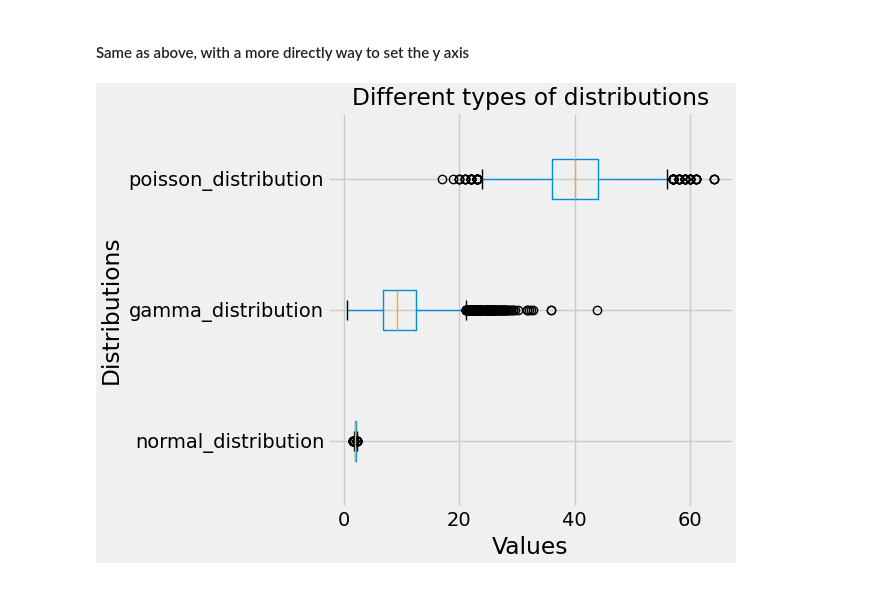
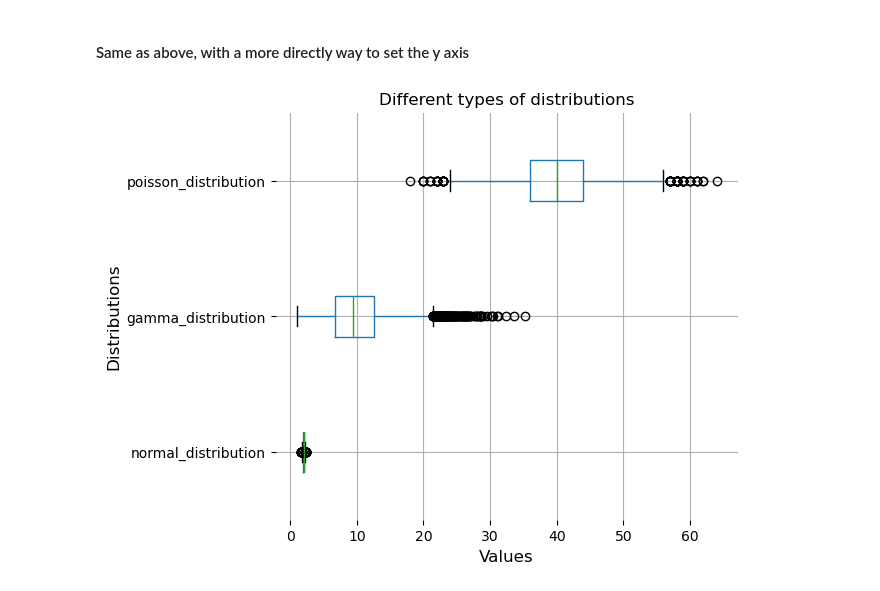
Before and after one commit to DanielOrtigoza/how-to-create-different-types-of-plots-in-python, a Jupyter notebook: how_to_make_a_box_plot.ipynb, the cells around one changed output. Saved outputs shown, nothing was run; the diff lists cells and outputs as text; code cells hidden in the pictures.

```diff
--- a/how_to_make_a_box_plot.ipynb
+++ b/how_to_make_a_box_plot.ipynb
@@ -85,8 +85,4 @@ df.describe()
 # %%
-%matplotlib widget
-
-plt.style.use('fivethirtyeight')
-
 fig = plt.figure(1, facecolor = 'white', edgecolor = 'white', constrained_layout = True)#, figsize = (cm2inch(30), cm2inch(15)))
 ax = plt.axes()
 ax.set(facecolor = 'white', frame_on = False)
@@ -117,22 +113,18 @@ plt.show()
 # %% [markdown]
 #### Same as above, with a more directly way to set the y axis
 # %%
-%matplotlib widget
-
-plt.style.use('fivethirtyeight')
-
 fig = plt.figure(2, facecolor = 'white', edgecolor = 'white', constrained_layout = True)#, figsize = (cm2inch(30), cm2inch(15)))
 ax = plt.axes()
 ax.set(facecolor = 'white', frame_on = False)
 
 df.boxplot(vert = False)
 
 plt.ylabel('Distributions', fontsize = 'large')
 plt.xlabel('Values', fontsize = 'large')
 plt.title('Different types of distributions', fontsize = 'large')
 
 # plt.savefig('graph_name.jpg', dpi = 600, facecolor = fig.get_facecolor(), edgecolor='none')
 
 plt.show()
 # %% [output]
-[figure, old version]
+[figure, new version]
```
Also changed, not shown: parts of 3 cells of this notebook.
